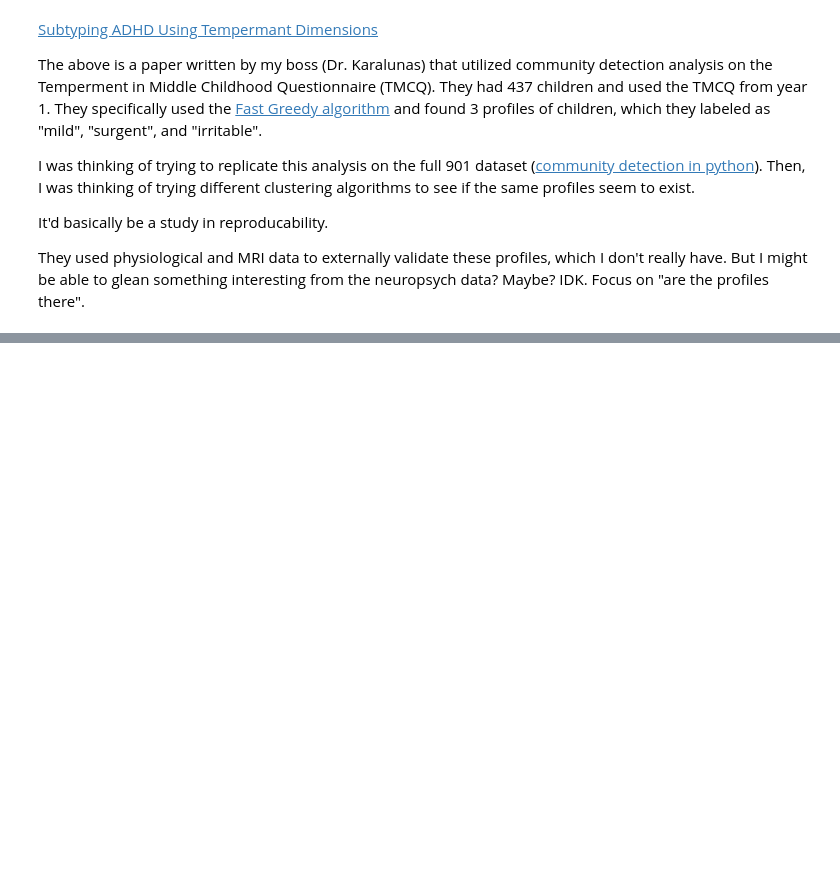
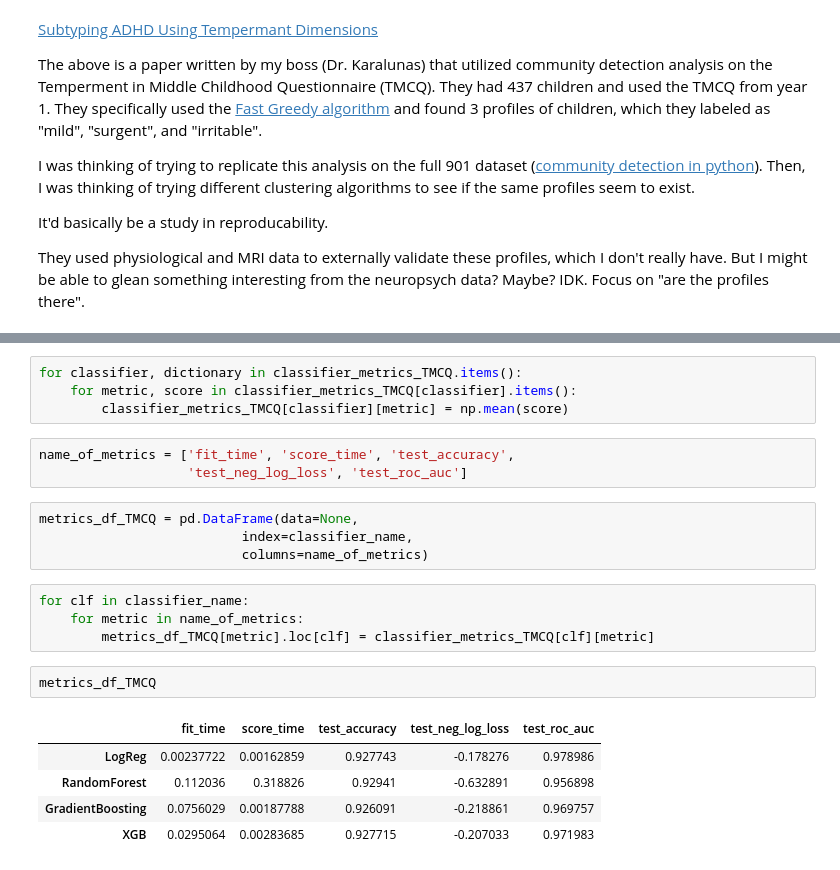
Before and after one commit to cjsmith015/Machine_Learning_and_ADHD, a Jupyter notebook: Exploratory Data Analysis.ipynb, the cells around one changed output, grey strips where cells are left out. Cells and saved outputs as stored; diff of their text form; blank space fills up the shorter version.

```diff
--- a/Exploratory Data Analysis.ipynb
+++ b/Exploratory Data Analysis.ipynb
@@ -441,0 +548,23 @@ They used physiological and MRI data to externally validate these profiles, whic
+# %%
+for classifier, dictionary in classifier_metrics_TMCQ.items():
+    for metric, score in classifier_metrics_TMCQ[classifier].items():
+        classifier_metrics_TMCQ[classifier][metric] = np.mean(score)
+# %%
+name_of_metrics = ['fit_time', 'score_time', 'test_accuracy',
+                   'test_neg_log_loss', 'test_roc_auc']
+# %%
+metrics_df_TMCQ = pd.DataFrame(data=None,
+                          index=classifier_name,
+                          columns=name_of_metrics)
+# %%
+for clf in classifier_name:
+    for metric in name_of_metrics:
+        metrics_df_TMCQ[metric].loc[clf] = classifier_metrics_TMCQ[clf][metric]
+# %%
+metrics_df_TMCQ
+# %% [output]
+|  | fit_time | score_time | test_accuracy | test_neg_log_loss | test_roc_auc |
+| LogReg | 0.00237722 | 0.00162859 | 0.927743 | -0.178276 | 0.978986 |
+| RandomForest | 0.112036 | 0.318826 | 0.92941 | -0.632891 | 0.956898 |
+| GradientBoosting | 0.0756029 | 0.00187788 | 0.926091 | -0.218861 | 0.969757 |
+| XGB | 0.0295064 | 0.00283685 | 0.927715 | -0.207033 | 0.971983 |
```
Also changed, not shown: parts of 33 cells of this notebook.
